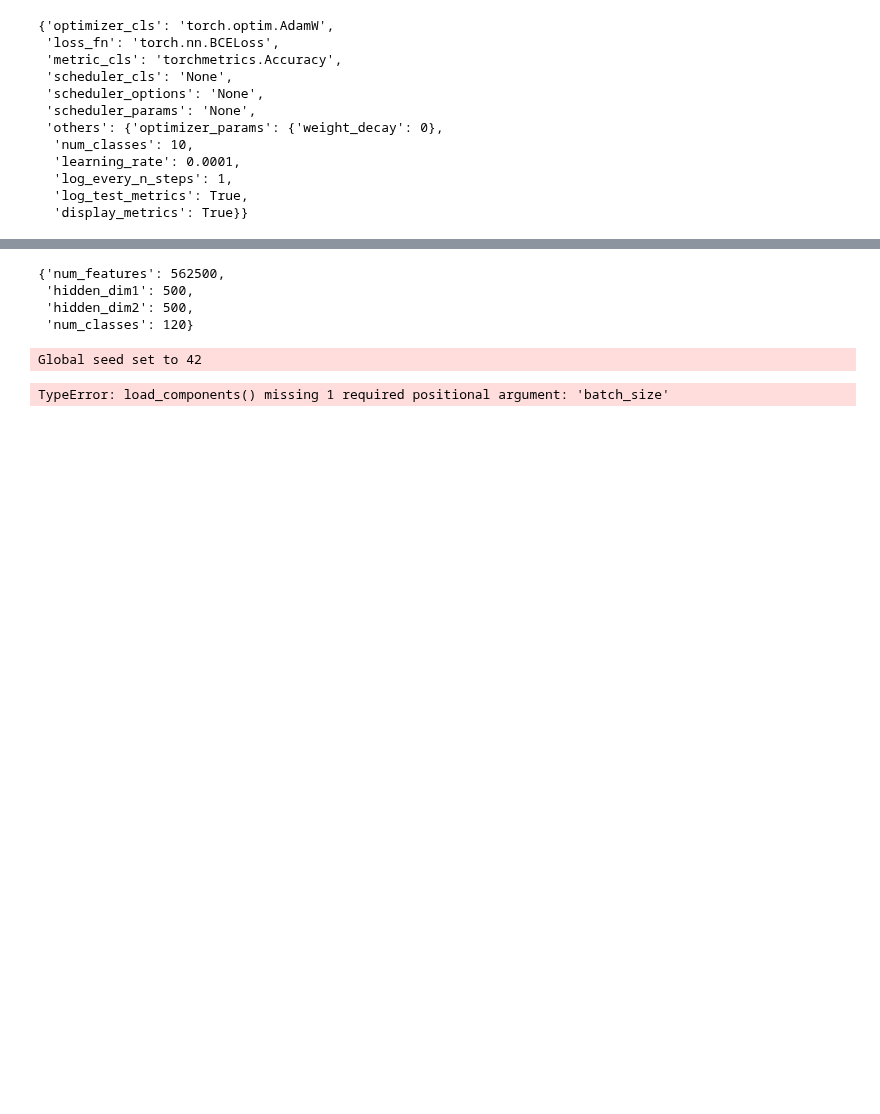
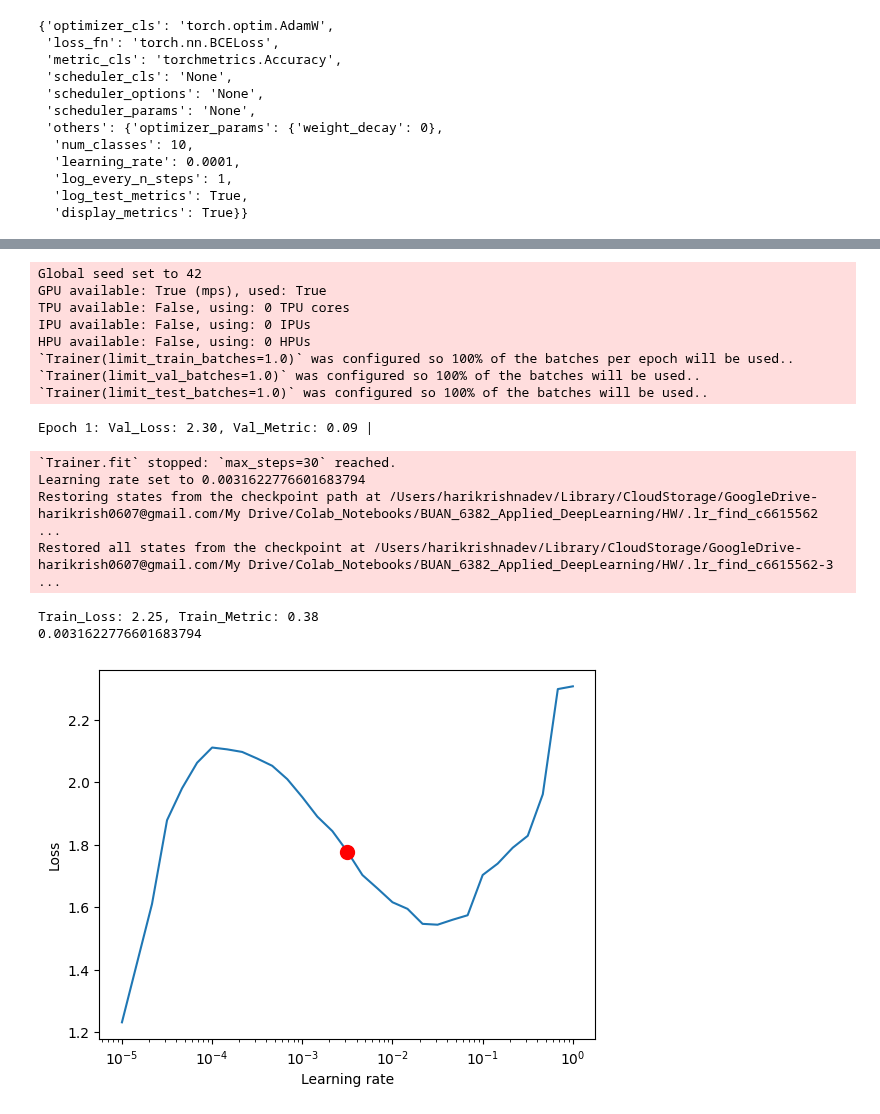
Before and after one commit to harikrishnad1997/BUAN_6382_Applied_DeepLearning, a Jupyter notebook: HW/Harikrishna_Dev_HW_6.ipynb, the cells around one changed output, grey strips where cells are left out. Drawn from its saved outputs; the diff is of its cells as text; code cells hidden in the pictures; blank space fills up the shorter version.

```diff
--- a/HW/Harikrishna_Dev_HW_6.ipynb
+++ b/HW/Harikrishna_Dev_HW_6.ipynb
@@ -334,33 +354,36 @@ TypeError: load_components() missing 2 required positional arguments: 'trainer_c
-# %%
-# data_module_config
-# lightning_module_config
-# cl_config
-# trainer_config
-model_config
-# %% [output]
-{'num_features': 562500,
- 'hidden_dim1': 500,
- 'hidden_dim2': 500,
- 'num_classes': 120}
 # %%
 # Load components
 free_memory()
 seed_everything(42)
 model_config, data_module_config, lightning_module_config, cl_config, trainer_config = load_all_configs()
 # override default values
 trainer_config['max_epochs']=5
 data_module_config['data_module']['batch_size']=64
 
 model, dm, lightning_module, trainer = load_components(model_config, data_module_config,
                                                        lightning_module_config, data_folder, trainer_config,
-                                                        cl_config,
+                                                        cl_config,batch_size=data_module_config['data_module']['batch_size'],
                                                         logging=False, checkpointing=False, early_stopping=False)
-dm.setup()
+dm.setup('fit')
 tuner = Tuner(trainer)
 lr_finder = tuner.lr_find(lightning_module, datamodule=dm, min_lr=1e-5, max_lr=1, num_training=30, mode='exponential')
 fig = lr_finder.plot(suggest=True)
 new_lr = lr_finder.suggestion()
 print(new_lr)
 # %% [output]
 Global seed set to 42
+GPU available: True (mps), used: True
+TPU available: False, using: 0 TPU cores
+IPU available: False, using: 0 IPUs
+HPU available: False, using: 0 HPUs
+`Trainer(limit_train_batches=1.0)` was configured so 100% of the batches per epoch will be used..
+`Trainer(limit_val_batches=1.0)` was configured so 100% of the batches will be used..
+`Trainer(limit_test_batches=1.0)` was configured so 100% of the batches will be used..
-TypeError: load_components() missing 1 required positional argument: 'batch_size'
+Epoch 1: Val_Loss: 2.30, Val_Metric: 0.09 |
+`Trainer.fit` stopped: `max_steps=30` reached.
+Learning rate set to 0.0031622776601683794
+Restoring states from the checkpoint path at /Users/harikrishnadev/Library/CloudStorage/GoogleDrive-harikrish0607@gmail.com/My Drive/Colab_Notebooks/BUAN_6382_Applied_DeepLearning/HW/.lr_find_c6615562 ...
+Restored all states from the checkpoint at /Users/harikrishnadev/Library/CloudStorage/GoogleDrive-harikrish0607@gmail.com/My Drive/Colab_Notebooks/BUAN_6382_Applied_DeepLearning/HW/.lr_find_c6615562-3 ...
+Train_Loss: 2.25, Train_Metric: 0.38
+0.0031622776601683794
+[figure, added]
```
Also changed, not shown: parts of 6 cells of this notebook, 5 other files.
